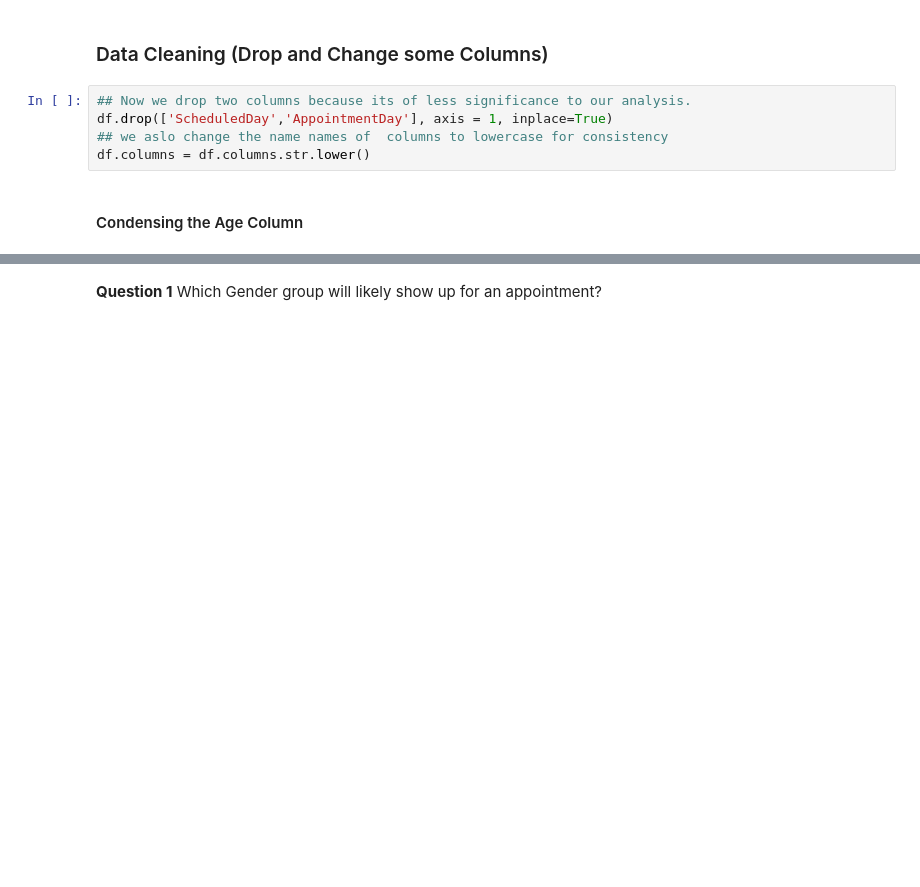
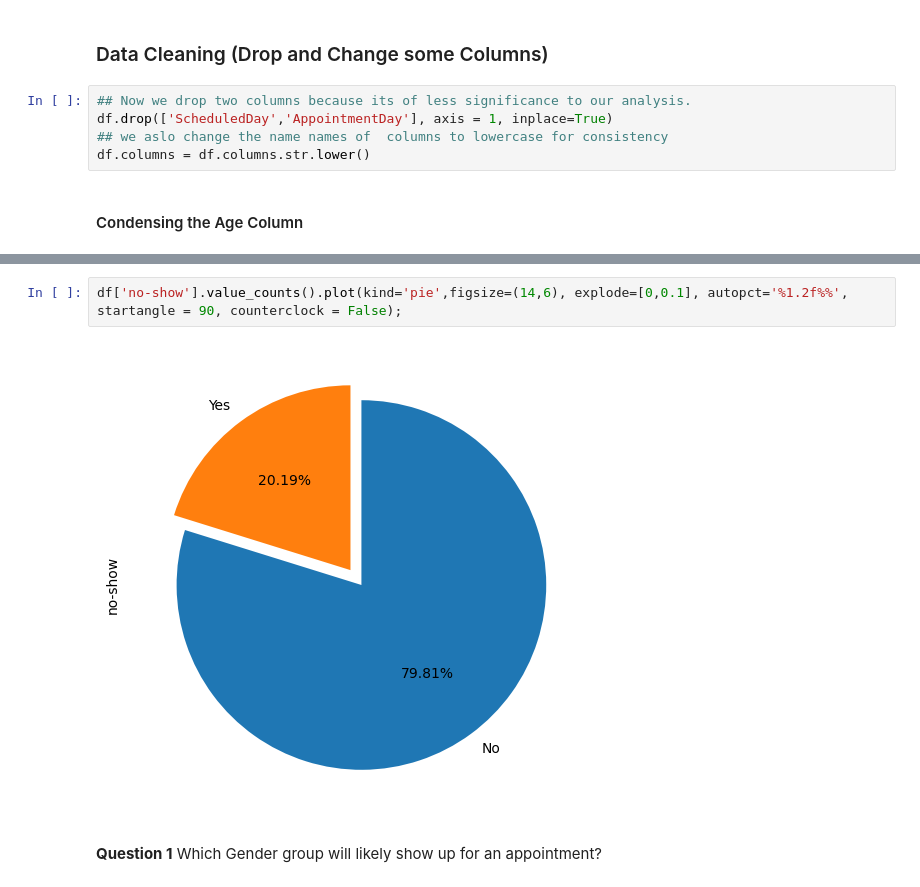
Before and after one commit to Felix-YH/-ALX-Udacity-Scholarship-Program, a Jupyter notebook: investigate-a-dataset-template.ipynb, the cells around one changed output, grey strips where cells are left out. Saved outputs shown, nothing was run; the diff lists cells and outputs as text; blank space fills up the shorter version.

```diff
--- a/investigate-a-dataset-template.ipynb
+++ b/investigate-a-dataset-template.ipynb
@@ -123,3 +149,7 @@ df['no-show'].value_counts(),sns.countplot(data=df, x= 'no-show')
+# %%
+df['no-show'].value_counts().plot(kind='pie',figsize=(14,6), explode=[0,0.1], autopct='%1.2f%%', startangle = 90, counterclock = False);
+# %% [output]
+[figure, added]
 # %% [markdown]
 __Question 1__ Which Gender group will likely show up for an appointment?
 # %%
```
Also changed, not shown: parts of 17 cells of this notebook, 1 other file.
